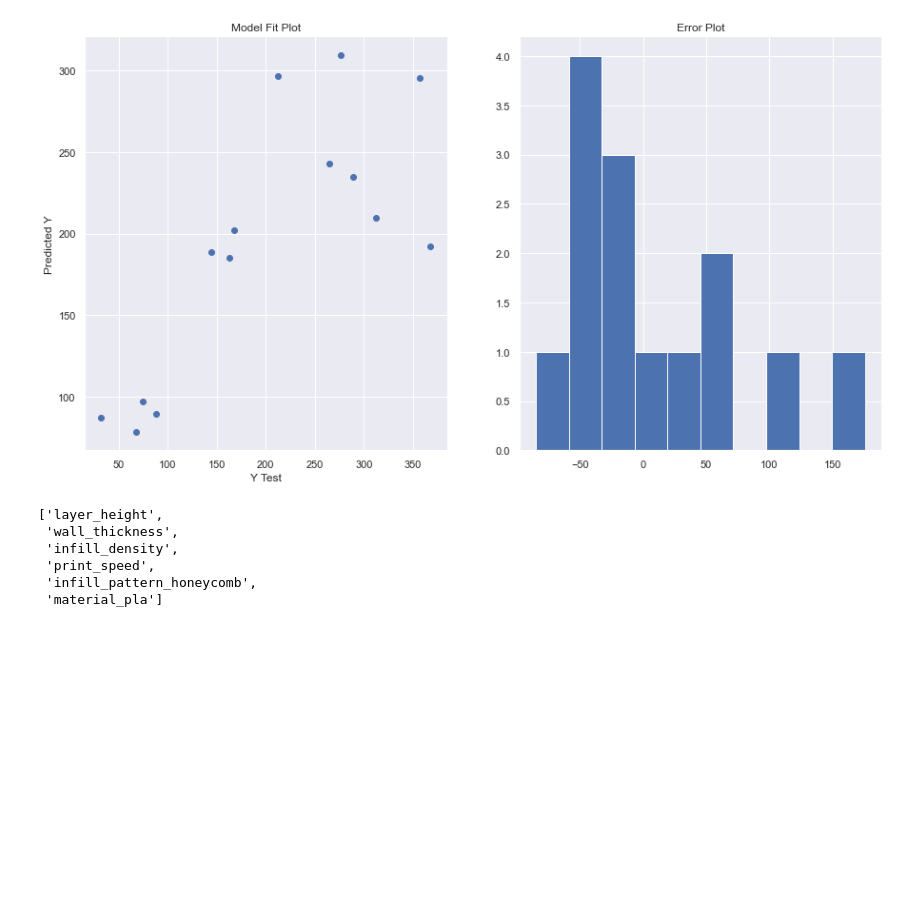
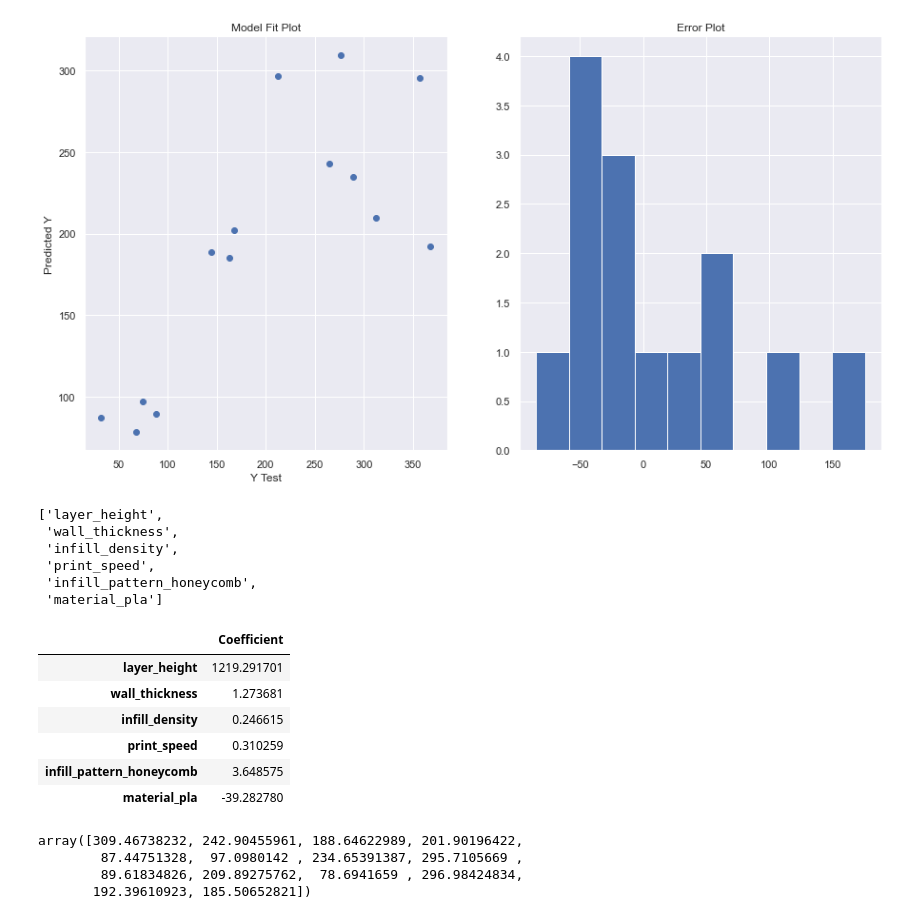
Before and after one commit to SuvroBaner/polymerize.io, a Jupyter notebook: polymerize_notebook.ipynb, the cells around one changed output. Saved outputs shown, nothing was run; the diff lists cells and outputs as text; code cells hidden in the pictures; blank space fills up the shorter version.

```diff
--- a/polymerize_notebook.ipynb
+++ b/polymerize_notebook.ipynb
@@ -793,3 +794,20 @@ list(coefs_final.index)
 # %%
 file_name = 'linear_regression_final.pkl'
 saveModel(lm_final_roughness, file_name)
+# %%
+coefs_final
+# %% [output]
+|  | Coefficient |
+| layer_height | 1219.291701 |
+| wall_thickness | 1.273681 |
+| infill_density | 0.246615 |
+| print_speed | 0.310259 |
+| infill_pattern_honeycomb | 3.648575 |
+| material_pla | -39.282780 |
+# %%
+lm_final_obj.modelPredict(final_dataloader)
+# %% [output]
+array([309.46738232, 242.90455961, 188.64622989, 201.90196422,
+        87.44751328,  97.0980142 , 234.65391387, 295.7105669 ,
+        89.61834826, 209.89275762,  78.6941659 , 296.98424834,
+       192.39610923, 185.50652821])
```
Also changed, not shown: parts of 25 cells of this notebook, 1 other file.
